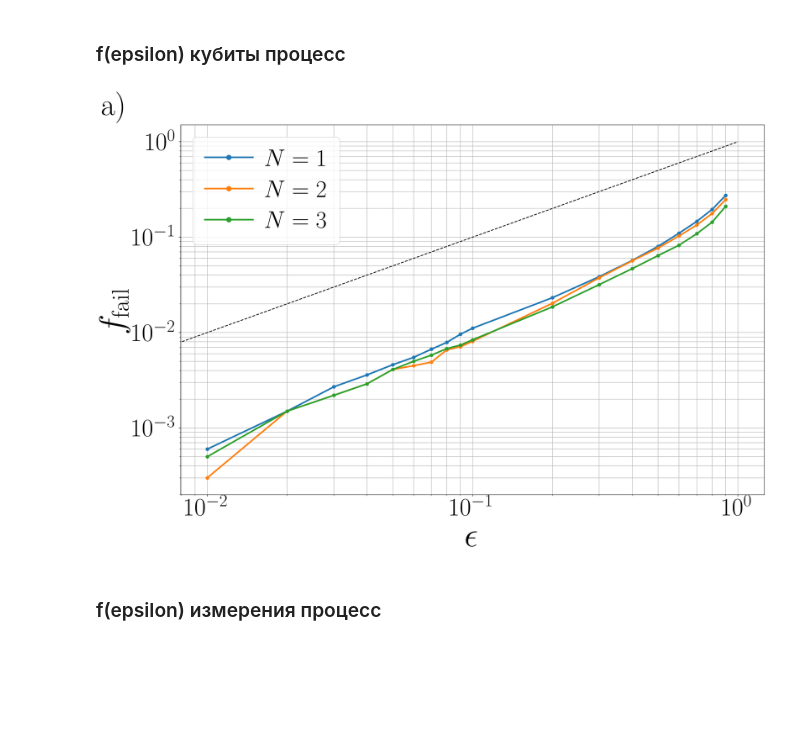
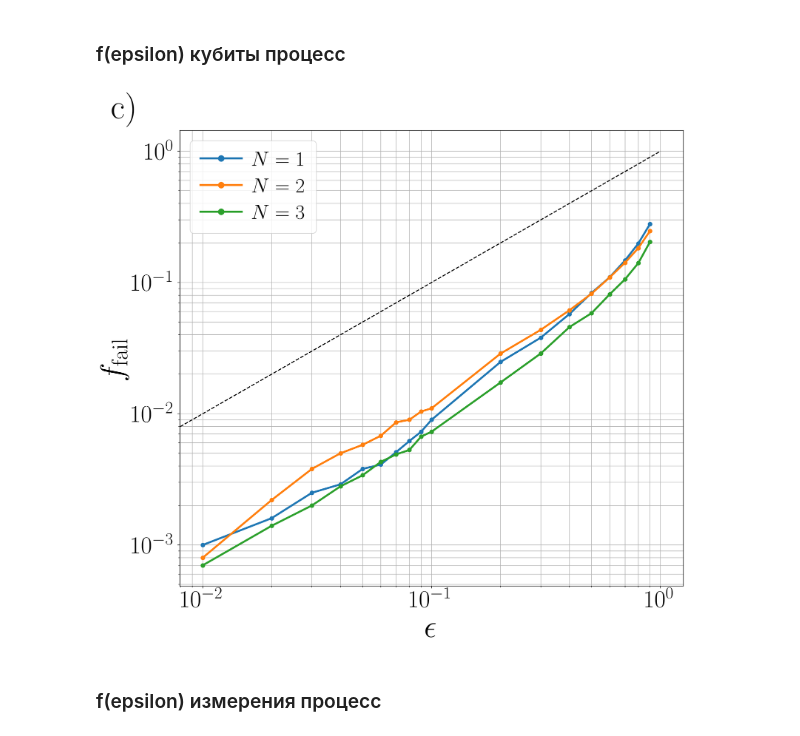
Before and after one commit to nordmtr/quantpy, a Jupyter notebook: notebooks/Sandbox.ipynb, the cells around one changed output. Drawn from its saved outputs; the diff is of its cells as text; code cells hidden in the pictures; blank space fills up the shorter version.

```diff
--- a/notebooks/Sandbox.ipynb
+++ b/notebooks/Sandbox.ipynb
@@ -451,15 +441,19 @@ with open('../results/polytope/states_meas.pkl', 'wb') as file:
 # %%
-conf_levels = np.concatenate((np.arange(0.1, 0.9, 0.1), np.arange(0.9, 1, 0.01)))
-plt.figure(figsize=(20, 13), dpi=200)
+name = "ghz"
+with open(f'../results/thesis/states_{name}_meas.pkl', 'rb') as file:
+        obj = pickle.load(file)
+results = obj['results']
+conf_levels = obj['cl']
+plt.figure(figsize=(14, 13), dpi=200)
 plt.xlabel('$\\epsilon$')
 plt.ylabel('$f_{\\rm fail}$')
 plt.xscale('log')
 plt.yscale('log')
 plt.grid(which='both')
 plt.plot(np.linspace(0, 1, 10), np.linspace(0, 1, 10), '--k')
-for n, row in enumerate(results[:-2]):
+for n, row in enumerate(results):
     plt.plot(1 - conf_levels, 1 - row, '-o', label=f'$n=10^{n+2}$', linewidth=3)
 plt.legend()
-plt.figtext(0.02, 0.9, "b)")
-plt.savefig('../imgs/polytope/fig1b.pdf')
+plt.figtext(0.02, 0.9, "d)")
+plt.savefig(f'../imgs/thesis/state_{name}_m.pdf')
 # %% [output]
@@ -467,3 +461,8 @@ plt.savefig('../imgs/polytope/fig1b.pdf')
 # %% [markdown]
 ### f(epsilon) кубиты процесс
+# %%
+processes = {
+    "depolarizing": partial(qp.channel.depolarizing, p=0.1),
+    "hadamard": qp.channel.walsh_hadamard
+}
 # %%
@@ -478,27 +483,23 @@ for i in range(1, 4):
-# %%
-obj = {'cl': conf_levels, 'results': results}
-with open('../results/polytope/processes_qubits_10k.pkl', 'wb') as file:
-    pickle.dump(obj, file)
-# %%
-with open('../results/polytope/processes_qubits.pkl', 'rb') as file:
-    obj = pickle.load(file)
-results = obj['results']
 # %%
-conf_levels = np.concatenate((np.arange(0.1, 0.9, 0.1), np.arange(0.9, 1, 0.01)))
-plt.figure(figsize=(20, 13), dpi=200)
+name = "hadamard"
+with open(f'../results/thesis/processes_{name}_qubits.pkl', 'rb') as file:
+    obj = pickle.load(file)
+results = obj['results']
+conf_levels = obj['cl']
+plt.figure(figsize=(14, 13), dpi=200)
 plt.xlabel('$\\epsilon$')
 plt.ylabel('$f_{\\rm fail}$')
 plt.xscale('log')
 plt.yscale('log')
 plt.grid(which='both')
 plt.plot(np.linspace(0, 1, 10), np.linspace(0, 1, 10), '--k')
-for n, results_row in enumerate(results):
-    plt.plot(1 - conf_levels, 1 - results_row, '-o', label=f'$N={n+1}$', linewidth=3)
+for n, row in enumerate(results):
+    plt.plot(1 - conf_levels, 1 - row, '-o', label=f'$N={n+1}$', linewidth=3)
 plt.legend()
-plt.figtext(0.02, 0.9, "a)")
-plt.savefig('../imgs/polytope/qpt_N.pdf')
+plt.figtext(0.02, 0.9, "c)")
+plt.savefig(f'../imgs/thesis/process_{name}_q.pdf')
 # %% [output]
-[figure, old version]
+[figure, new version]
 # %% [markdown]
 ### f(epsilon) измерения процесс
 # %%
```
Also changed, not shown: parts of 19 cells of this notebook, 26 other files.
